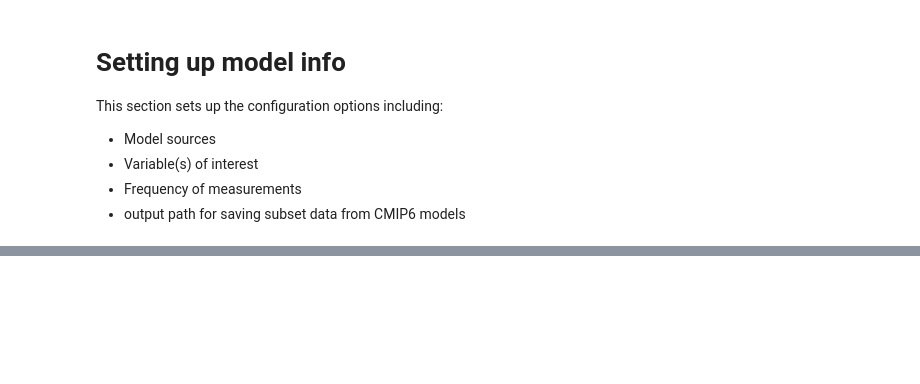
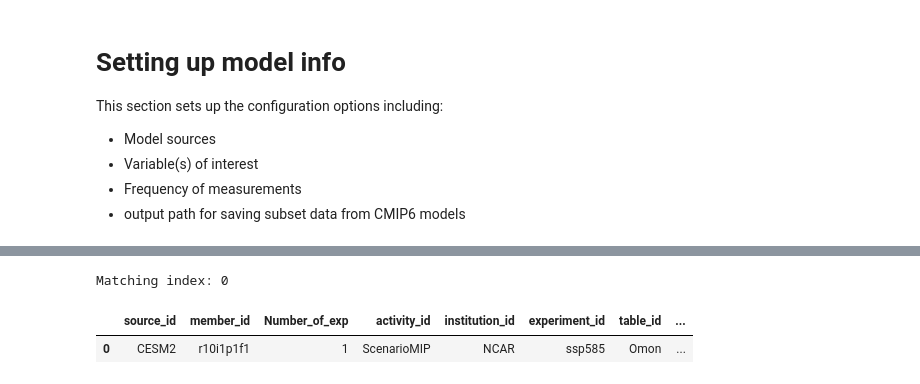
Before and after one commit to bartdifiore/lobSDM, a Jupyter notebook: Code/CMIP6_FromMD.ipynb, the cells around one changed output, grey strips where cells are left out. Cells and saved outputs as stored; diff of their text form; code cells hidden in the pictures; blank space fills up the shorter version.

```diff
--- a/Code/CMIP6_FromMD.ipynb
+++ b/Code/CMIP6_FromMD.ipynb
@@ -696,0 +570,47 @@ else:
+# %%
+# Get the row/index of a single model:
+
+# thetao_CESM2_r10i1p1f1_ssp585.nc
+
+# Known values - uses nlon&nlat
+variable_id   = "thetao"
+source_id     = "CESM2"
+member_id     = "r10i1p1f1"
+experiment_id = "ssp585"
+
+# # Known values - use j&i
+# variable_id   = "thetao"
+# source_id     = "NorESM2-MM"
+# member_id     = "r1i1p1f1"
+# experiment_id = "ssp585"
+
+# # Which one just has x & y but was multiindex??, not multiindex
+# variable_id   = "thetao"
+# source_id     = "GFDL-CM4"
+# member_id     = "r1i1p1f1"
+# experiment_id = "ssp585"
+
+# # Not enough indices from masking?
+# variable_id   = "thetao"
+# source_id     = "CNRM-CM6-1"
+# member_id     = "r1i1p1f2"
+# experiment_id = "ssp585"
+
+# # i,j situation
+# variable_id     = "thetao"
+# source_id     = "CMCC-CM2-SR5"
+# member_id     = "r1i1p1f1"
+# experiment_id = "ssp585"
+
+
+# Find the index by matching
+df = filteredModels_grid
+matching_index = df[(df['variable_id'] == variable_id) & (df['source_id'] == source_id) & (df['member_id'] == member_id) & (df['experiment_id'] == experiment_id)].index
+
+# Check it
+print("Matching index:", matching_index[0])
+df[(df['variable_id'] == variable_id) & (df['source_id'] == source_id) & (df['member_id'] == member_id) & (df['experiment_id'] == experiment_id)]
+# %% [output]
+Matching index: 0
+|  | source_id | member_id | Number_of_exp | activity_id | institution_id | experiment_id | table_id | ... |
+| 0 | CESM2 | r10i1p1f1 | 1 | ScenarioMIP | NCAR | ssp585 | Omon | ... |
```
Also changed, not shown: parts of 39 cells of this notebook, 9 other files.
